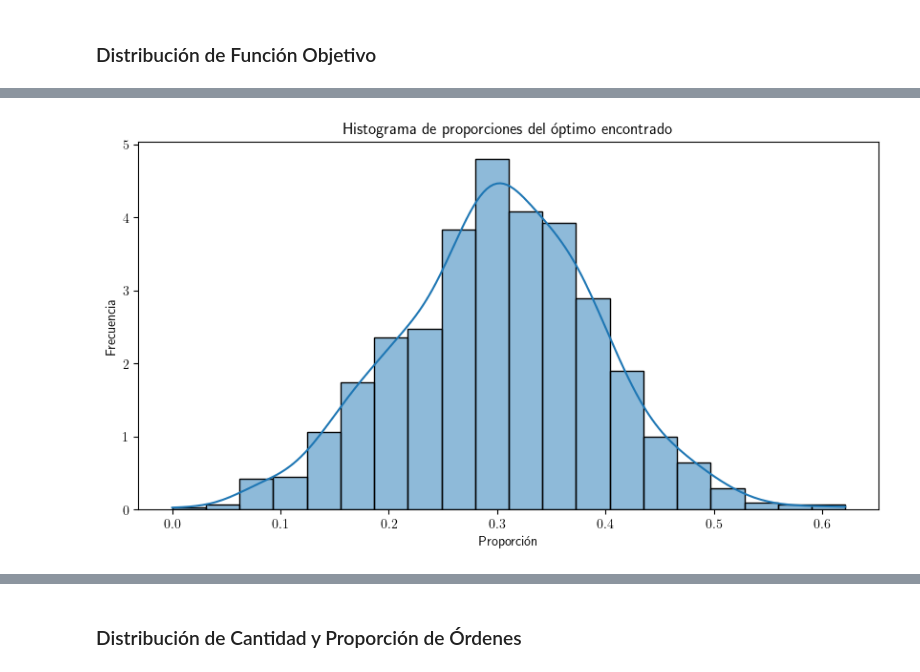
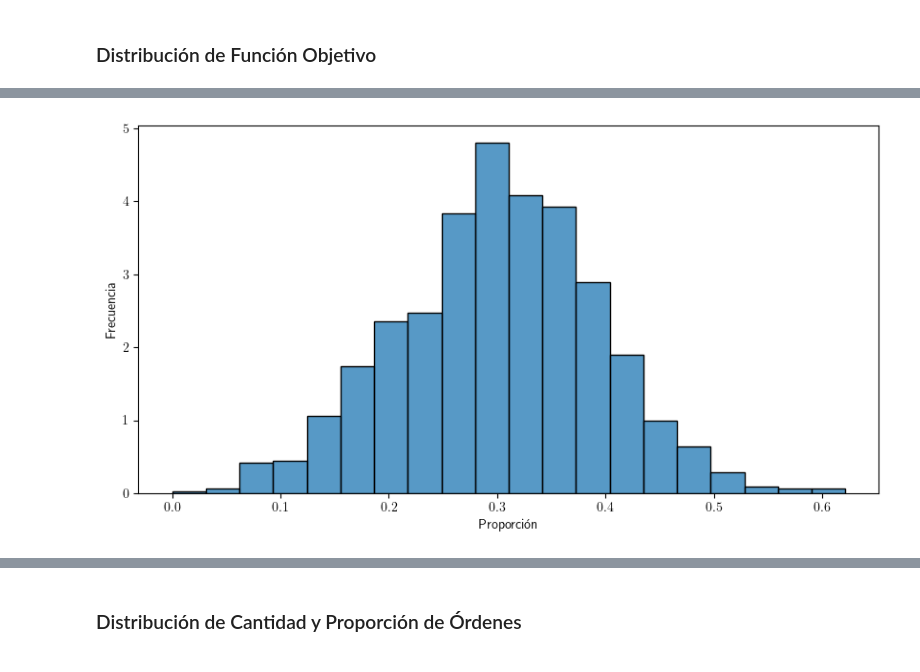
Before and after one commit to sponja23/invop-tp, a Jupyter notebook: experimentos/objetivo.ipynb, the cells around one changed output, grey strips where cells are left out. Cells and saved outputs as stored; diff of their text form; code cells hidden in the pictures.

```diff
--- a/experimentos/objetivo.ipynb
+++ b/experimentos/objetivo.ipynb
@@ -49,8 +49,12 @@ instancias = [generador.generar_instancia() for _ in range(N)]
 with open("datos/exp1/instancia.pkl", "wb") as f:
     pickle.dump(instancias, f)
 # %%
+from typing import List
+from src.instancia import InstanciaAsignacionCuadrillas
+
+
 with open("datos/exp1/instancia.pkl", "rb") as f:
-    instancias = pickle.load(f)
+    instancias: List[InstanciaAsignacionCuadrillas] = pickle.load(f)
 # %% [markdown]
 Resolución (~10m):
 # %%
@@ -100,19 +115,18 @@ plt.show()
 # %%
 fig, ax = plt.subplots(1, 1, figsize=(10, 5))
 
 proporciones_optimo = [
-    obj / sum(orden.beneficio for orden in instancia.ordenes)
+    obj / instancia.beneficio_maximo()
     for instancia, (obj, _) in zip(instancias, soluciones)
 ]
-sns.histplot(proporciones_optimo, bins=20, ax=ax, kde=True, stat="density")
+sns.histplot(proporciones_optimo, bins=20, ax=ax, stat="density")
 
-ax.set_title("Histograma de proporciones del óptimo encontrado")
 ax.set_xlabel("Proporción")
 ax.set_ylabel("Frecuencia")
 
 # Save
 plt.savefig("graficos/exp1/distribucion_proporcion_objetivo.pdf")
 
 plt.show()
 # %% [output]
-[figure, old version]
+[figure, new version]
```
Also changed, not shown: parts of 9 cells of this notebook, 11 other files.
